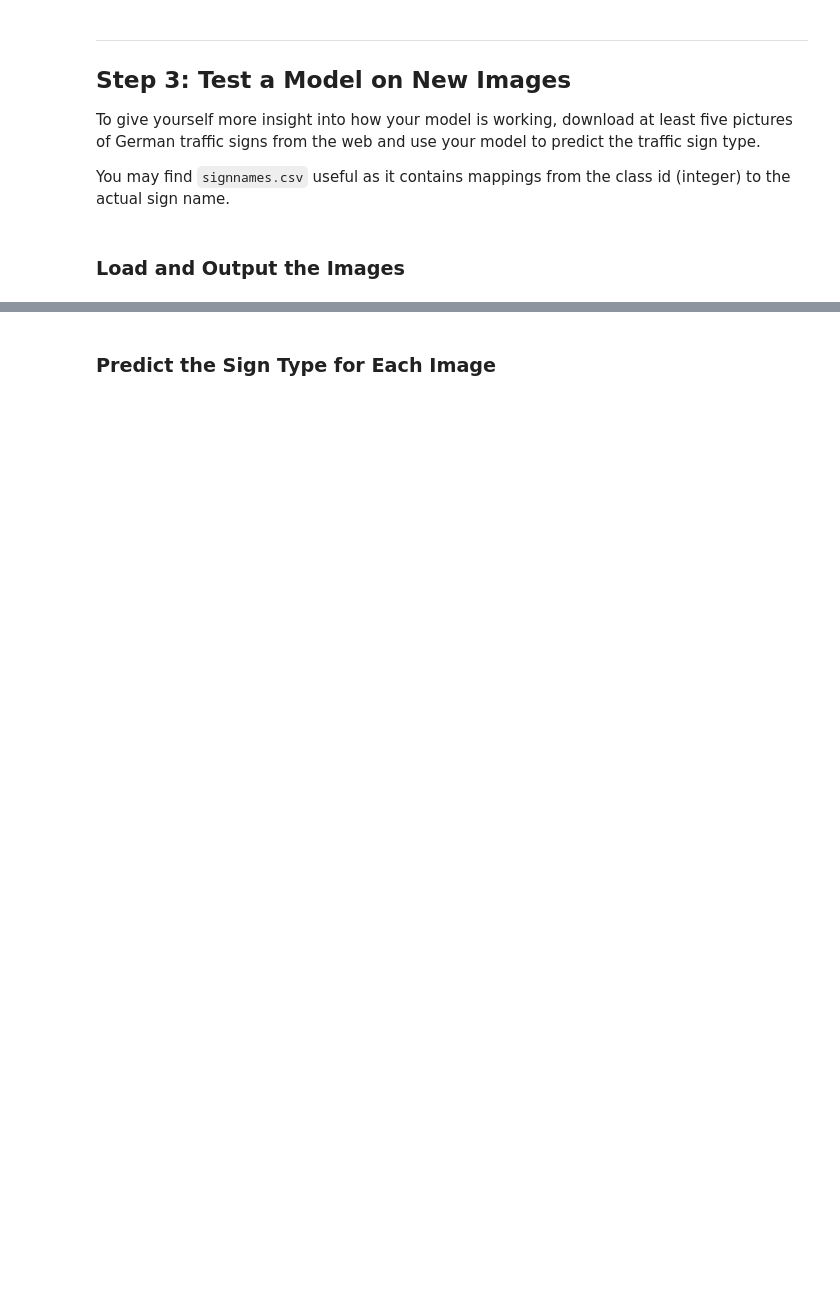
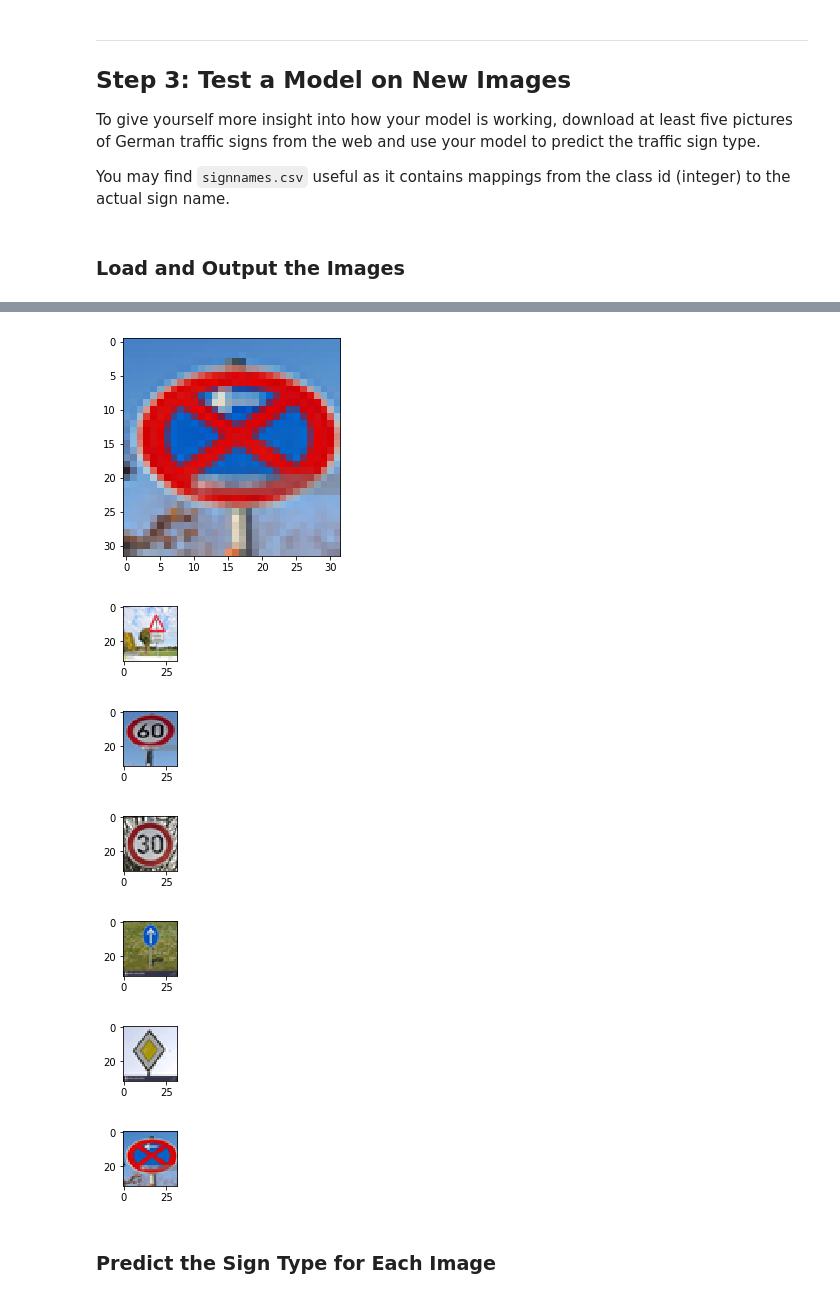
Before and after one commit to seanjahaupan/TrafficSignClassifier, a Jupyter notebook: Traffic_Sign_Classifier.ipynb, the cells around one changed output, grey strips where cells are left out. Drawn from its saved outputs; the diff is of its cells as text; code cells hidden in the pictures; blank space fills up the shorter version.

```diff
--- a/Traffic_Sign_Classifier.ipynb
+++ b/Traffic_Sign_Classifier.ipynb
@@ -248,8 +275,10 @@ def LeNet(x):
 ### Train, Validate and Test the Model
 # %%
 #Features and Labels
-x = tf.placeholder(tf.float32, (None, 32,32,3))
+tf.reset_default_graph()
+x = tf.placeholder(tf.float32, (None, 32,32,1))
 y = tf.placeholder(tf.int32,(None))
+keep_prob = tf.placeholder(tf.float32)
 one_hot_y = tf.one_hot(y,43)
 # %% [markdown]
 A validation set can be used to assess how well the model is performing. A low accuracy on the training and validation
@@ -260,9 +289,9 @@ sets imply underfitting. A high accuracy on the training set but low accuracy on
 ### Once a final model architecture is selected,
 ### the accuracy on the test set should be calculated and reported as well.
 ### Feel free to use as many code cells as needed.
-rate = 0.001
-logits = LeNet(x)
-
+rate = 0.0009
+#logits = LeNet(x)
+logits = modified_LeNet(x)
 
 cross_entropy = tf.nn.softmax_cross_entropy_with_logits(labels = one_hot_y,logits = logits)
 loss_operation = tf.reduce_mean(cross_entropy)
@@ -281,7 +312,7 @@ def evaluate(X_data, y_data):
     sess = tf.get_default_session()
     for offset in range(0, num_examples, BATCH_SIZE):
         batch_x, batch_y = X_data[offset:offset+BATCH_SIZE], y_data[offset:offset+BATCH_SIZE]
-        accuracy = sess.run(accuracy_operation, feed_dict={x: batch_x, y: batch_y})
+        accuracy = sess.run(accuracy_operation, feed_dict={x: batch_x, y: batch_y, keep_prob:1.0})
         total_accuracy += (accuracy * len(batch_x))
     return total_accuracy / num_examples
 # %%
@@ -299,7 +330,7 @@ with tf.Session() as sess:
         for offset in range(0,num_examples, BATCH_SIZE):
             end = offset + BATCH_SIZE
             batch_x, batch_y = X_train[offset:end], y_train[offset:end]
-            sess.run(training_operation, feed_dict = {x:batch_x, y:batch_y})
+            sess.run(training_operation, feed_dict = {x:batch_x, y:batch_y, keep_prob:0.5})
 
         validation_accuracy = evaluate(X_validation, y_validation)
         print("EPOCH {} ...".format(i+1))
@@ -382,3 +378,41 @@ TypeError: DataType uint8 for attr 'T' not in list of allowed values: float16, f
+# %%
+### Load the images and plot them here.
+### Feel free to use as many code cells as needed.
+
+import matplotlib.image as mpimg
+import os
+from PIL import Image
+%matplotlib inline
+
+files = os.listdir("test_images/")
+images = []
+
+
+for file in files:
+    if file != '.DS_Store':
+        image = Image.open('test_images/' +file)
+        image = image.convert('RGB')
+        image = image.resize((32,32), Image.ANTIALIAS)
+        image = np.array(list(image.getdata()),dtype ='uint8')
+        image = np.reshape(image,(32,32,3))
+        plt.imshow(image)
+        images.append(image)
+
+images = np.array(images, dtype ='uint8')
+
+for i , image in enumerate(images):
+
+
+    plt.figure(figsize = (1,1))
+    plt.imshow(image)
+# %% [output]
+[figure, added]
+[figure, added]
+[figure, added]
+[figure, added]
+[figure, added]
+[figure, added]
+[figure, added]
 # %% [markdown]
 ### Predict the Sign Type for Each Image
 # %%
```
Also changed, not shown: parts of 13 cells of this notebook, 10 other files.
